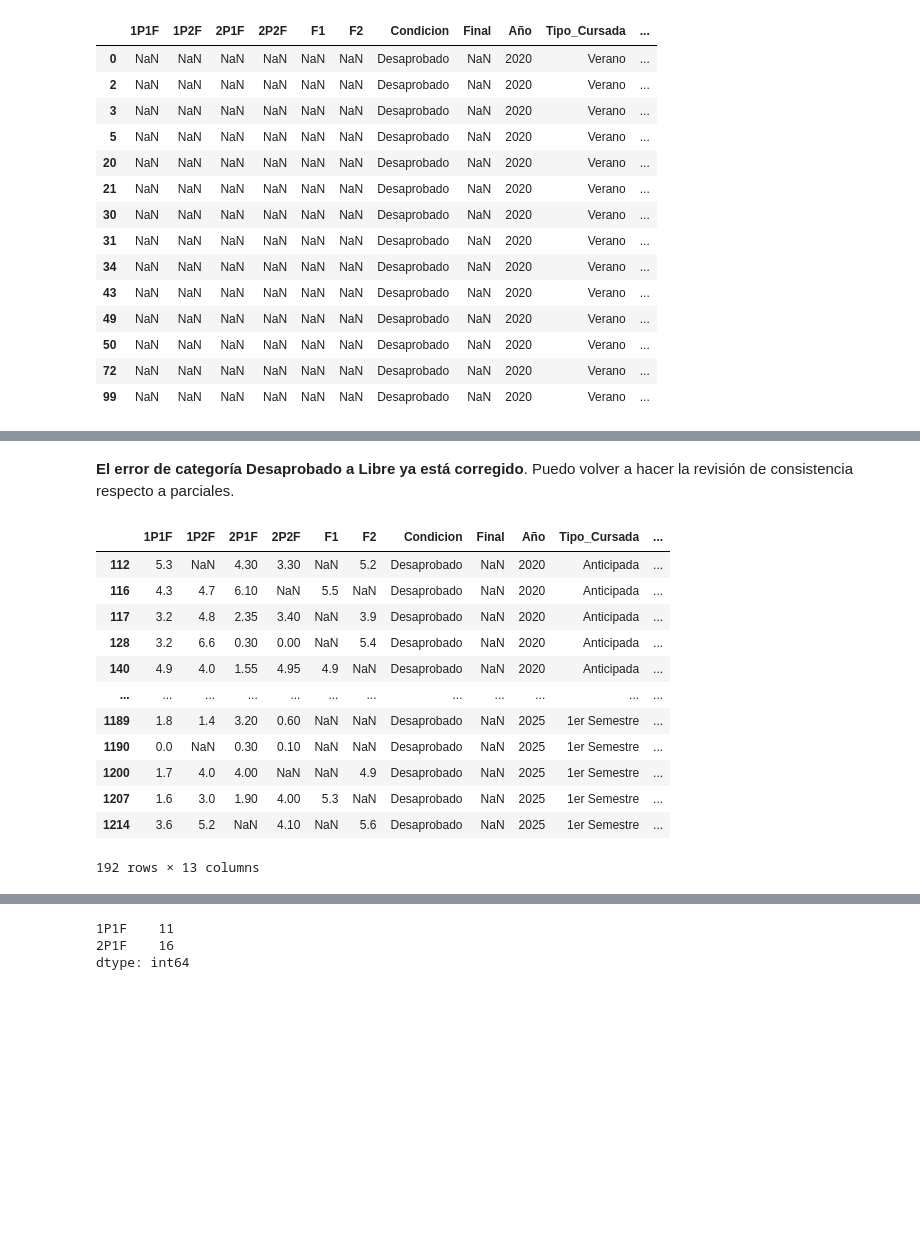
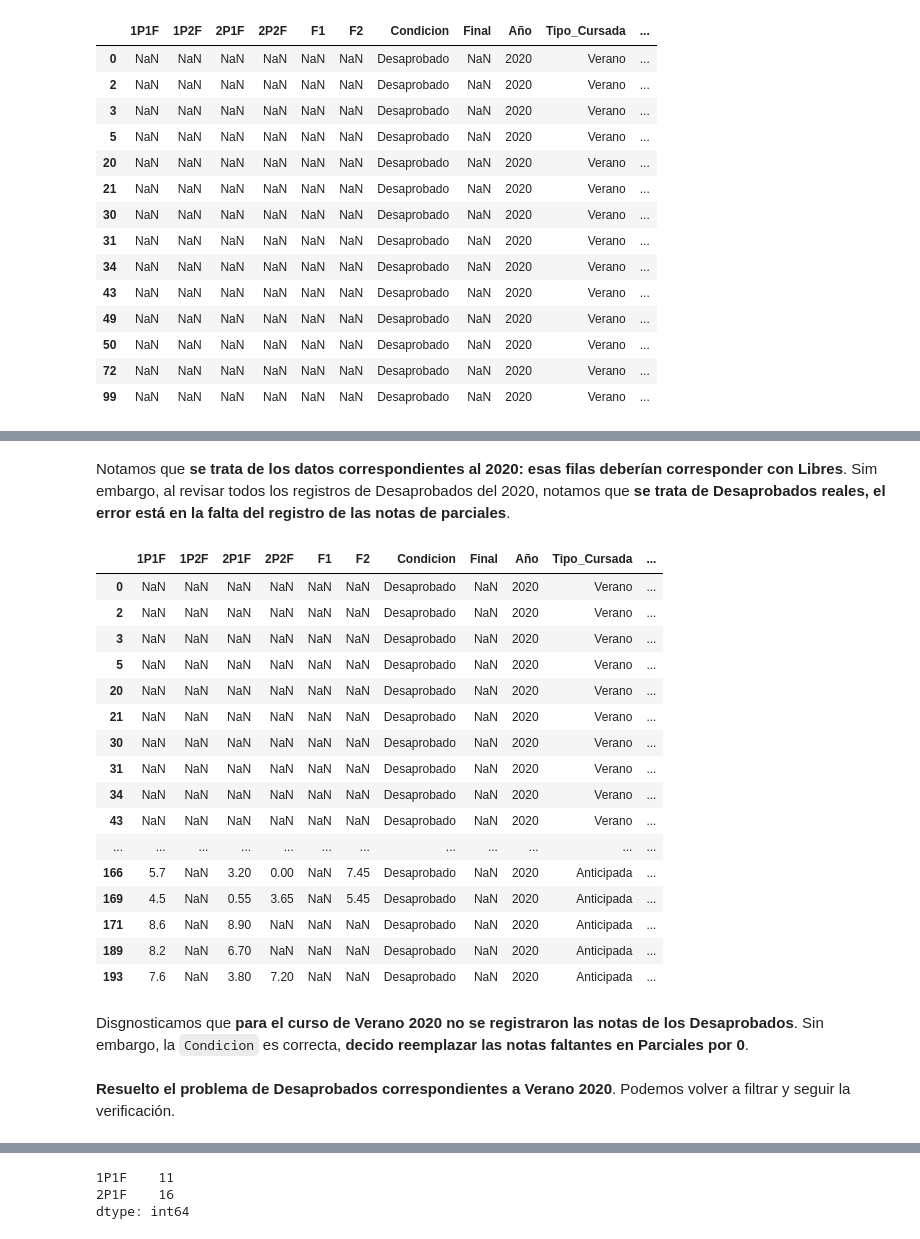
Before and after one commit to juanjogervasio/Intro-courses-analysis, a Jupyter notebook: notebooks/Limpieza.ipynb, the cells around one changed output, grey strips where cells are left out. Saved outputs shown, nothing was run; the diff lists cells and outputs as text; code cells hidden in the pictures; blank space fills up the shorter version.

```diff
--- a/notebooks/Limpieza.ipynb
+++ b/notebooks/Limpieza.ipynb
@@ -167,20 +141,24 @@ matepi[condiciones]
-# %% [markdown]
-**El error de categoría Desaprobado a Libre ya está corregido**. Puedo volver a hacer la revisión de consistencia respecto a parciales.
-# %%
-# Revision otra vez: Desaprobado
-desaprobados = matepi.loc[ matepi["Condicion"]=="Desaprobado" ]
-desaprobados
-# %% [output]
-|  | 1P1F | 1P2F | 2P1F | 2P2F | F1 | F2 | Condicion | Final | Año | Tipo_Cursada | ... |
-| 112 | 5.3 | NaN | 4.30 | 3.30 | NaN | 5.2 | Desaprobado | NaN | 2020 | Anticipada | ... |
-| 116 | 4.3 | 4.7 | 6.10 | NaN | 5.5 | NaN | Desaprobado | NaN | 2020 | Anticipada | ... |
-| 117 | 3.2 | 4.8 | 2.35 | 3.40 | NaN | 3.9 | Desaprobado | NaN | 2020 | Anticipada | ... |
-| 128 | 3.2 | 6.6 | 0.30 | 0.00 | NaN | 5.4 | Desaprobado | NaN | 2020 | Anticipada | ... |
-| 140 | 4.9 | 4.0 | 1.55 | 4.95 | 4.9 | NaN | Desaprobado | NaN | 2020 | Anticipada | ... |
-| ... | ... | ... | ... | ... | ... | ... | ... | ... | ... | ... | ... |
-| 1189 | 1.8 | 1.4 | 3.20 | 0.60 | NaN | NaN | Desaprobado | NaN | 2025 | 1er Semestre | ... |
-| 1190 | 0.0 | NaN | 0.30 | 0.10 | NaN | NaN | Desaprobado | NaN | 2025 | 1er Semestre | ... |
-| 1200 | 1.7 | 4.0 | 4.00 | NaN | NaN | 4.9 | Desaprobado | NaN | 2025 | 1er Semestre | ... |
-| 1207 | 1.6 | 3.0 | 1.90 | 4.00 | 5.3 | NaN | Desaprobado | NaN | 2025 | 1er Semestre | ... |
-| 1214 | 3.6 | 5.2 | NaN | 4.10 | NaN | 5.6 | Desaprobado | NaN | 2025 | 1er Semestre | ... |
-192 rows × 13 columns
+# %% [markdown]
+Notamos que **se trata de los datos correspondientes al 2020: esas filas deberían corresponder con Libres**. Sim embargo, al revisar todos los registros de Desaprobados del 2020, notamos que **se trata de Desaprobados reales, el error está en la falta del registro de las notas de parciales**.
+# %%
+desaprobados[desaprobados["Año"] == 2020]
+# %% [output]
+|  | 1P1F | 1P2F | 2P1F | 2P2F | F1 | F2 | Condicion | Final | Año | Tipo_Cursada | ... |
+| 0 | NaN | NaN | NaN | NaN | NaN | NaN | Desaprobado | NaN | 2020 | Verano | ... |
+| 2 | NaN | NaN | NaN | NaN | NaN | NaN | Desaprobado | NaN | 2020 | Verano | ... |
+| 3 | NaN | NaN | NaN | NaN | NaN | NaN | Desaprobado | NaN | 2020 | Verano | ... |
+| 5 | NaN | NaN | NaN | NaN | NaN | NaN | Desaprobado | NaN | 2020 | Verano | ... |
+| 20 | NaN | NaN | NaN | NaN | NaN | NaN | Desaprobado | NaN | 2020 | Verano | ... |
+| 21 | NaN | NaN | NaN | NaN | NaN | NaN | Desaprobado | NaN | 2020 | Verano | ... |
+| 30 | NaN | NaN | NaN | NaN | NaN | NaN | Desaprobado | NaN | 2020 | Verano | ... |
+| 31 | NaN | NaN | NaN | NaN | NaN | NaN | Desaprobado | NaN | 2020 | Verano | ... |
+| 34 | NaN | NaN | NaN | NaN | NaN | NaN | Desaprobado | NaN | 2020 | Verano | ... |
+| 43 | NaN | NaN | NaN | NaN | NaN | NaN | Desaprobado | NaN | 2020 | Verano | ... |
+| ... | ... | ... | ... | ... | ... | ... | ... | ... | ... | ... | ... |
+| 166 | 5.7 | NaN | 3.20 | 0.00 | NaN | 7.45 | Desaprobado | NaN | 2020 | Anticipada | ... |
+| 169 | 4.5 | NaN | 0.55 | 3.65 | NaN | 5.45 | Desaprobado | NaN | 2020 | Anticipada | ... |
+| 171 | 8.6 | NaN | 8.90 | NaN | NaN | NaN | Desaprobado | NaN | 2020 | Anticipada | ... |
+| 189 | 8.2 | NaN | 6.70 | NaN | NaN | NaN | Desaprobado | NaN | 2020 | Anticipada | ... |
+| 193 | 7.6 | NaN | 3.80 | 7.20 | NaN | NaN | Desaprobado | NaN | 2020 | Anticipada | ... |
+# %% [markdown]
+Disgnosticamos que **para el curso de Verano 2020 no se registraron las notas de los Desaprobados**. Sin embargo, la `Condicion` es correcta, **decido reemplazar las notas faltantes en Parciales por 0**.
@@ -186,0 +171,2 @@ desaprobados
+# %% [markdown]
+**Resuelto el problema de Desaprobados correspondientes a Verano 2020**. Podemos volver a filtrar y seguir la verificación.
```
Also changed, not shown: parts of 14 cells of this notebook.
